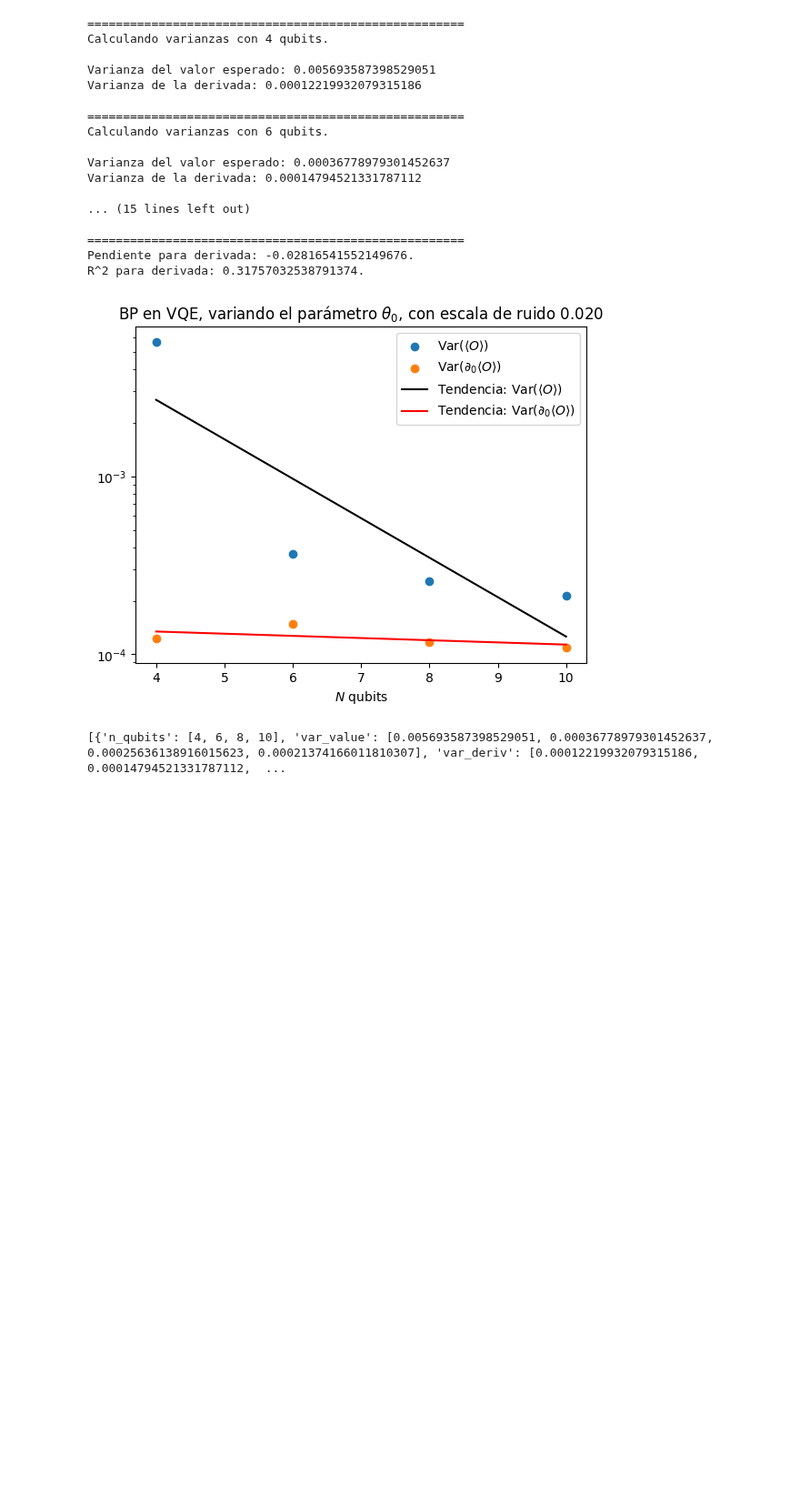
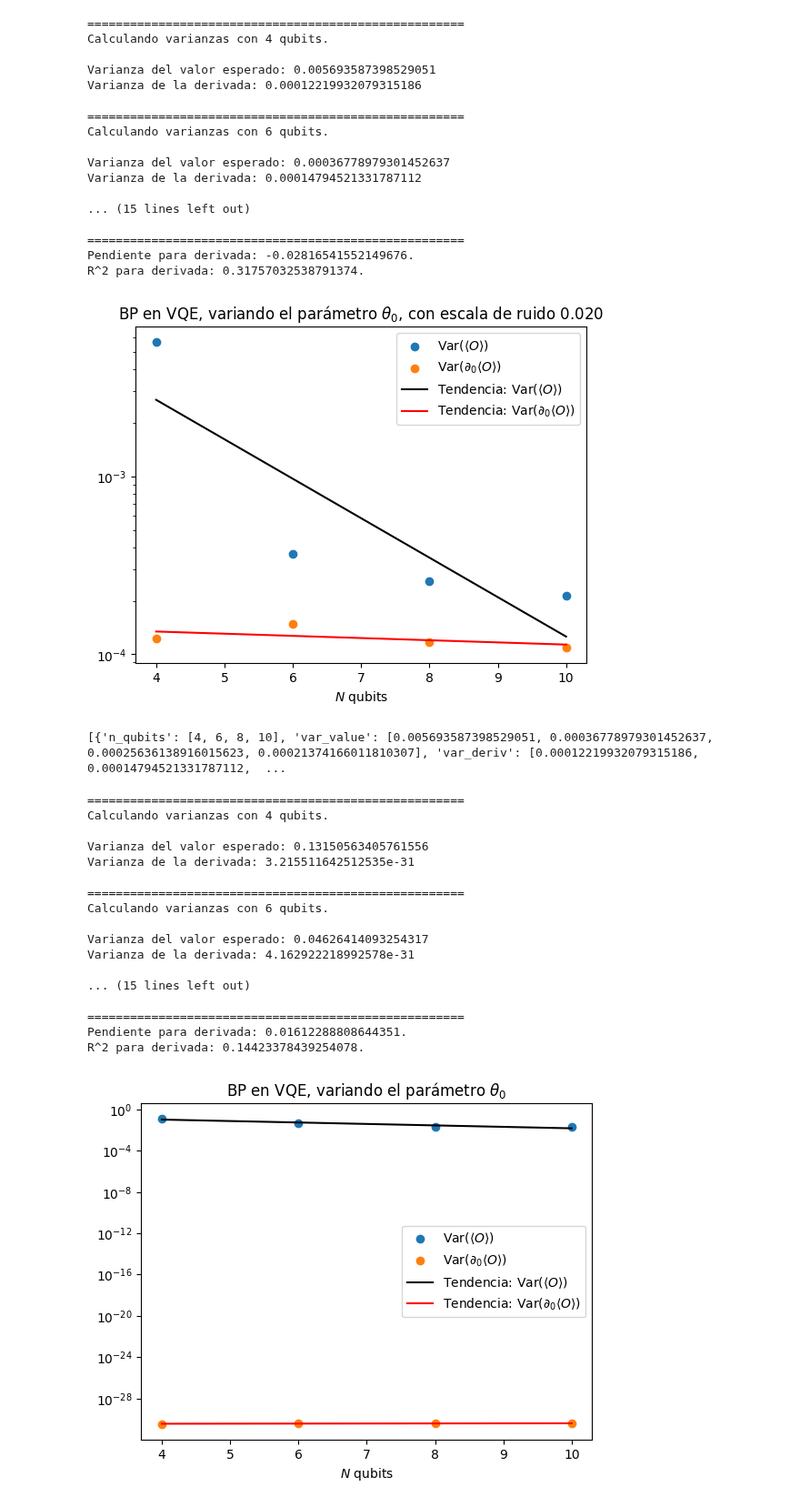
Before and after one commit to JLSM02/QML-Avoiding-BP, a Jupyter notebook: notebooks/VQE/H_strings (UCCSD)/noisyBP_UCCSD.ipynb, the cells around one changed output. Shown at 91% size. Saved outputs shown, nothing was run; the diff lists cells and outputs as text; code cells hidden in the pictures; blank space fills up the shorter version.

```diff
--- a/notebooks/VQE/H_strings (UCCSD)/noisyBP_UCCSD.ipynb
+++ b/notebooks/VQE/H_strings (UCCSD)/noisyBP_UCCSD.ipynb
@@ -173,3 +126,79 @@ R^2 para derivada: 0.31757032538791374.
 print(data_noise)
 # %% [output]
 [{'n_qubits': [4, 6, 8, 10], 'var_value': [0.005693587398529051, 0.00036778979301452637, 0.00025636138916015623, 0.00021374166011810307], 'var_deriv': [0.00012219932079315186, 0.00014794521331787112,  ...
+# %%
+with open(f"data/hamiltonian_H2_0.700.pkl", "rb") as f:
+    obs_qubit = pickle.load(f)
+
+def build_k_UCCSD_ansatz(num_qubits, k=5, mapper=JordanWignerMapper()):
+    num_spatial_orbitals = num_qubits // 2
+    n_alpha = n_beta = 1
+    num_particles = (n_alpha, n_beta)
+
+    # Estado inicial Hartree-Fock
+    hf = HartreeFock(
+        num_spatial_orbitals=num_spatial_orbitals,
+        num_particles=num_particles,
+        qubit_mapper=mapper
+    )
+
+    # Creamos un UCCSD para extraer el número de parámetros
+    uccsd_template = UCCSD(
+        num_spatial_orbitals=num_spatial_orbitals,
+        num_particles=num_particles,
+        qubit_mapper=mapper,
+        initial_state=None
+    )
+
+    # Forzamos construcción del circuito
+    _ = uccsd_template.decompose()  # <--- esto construye internamente los operadores y parámetros
+
+    # Obtenemos el número de parámetros
+    num_params = len(uccsd_template.parameters)
+
+    # Inicializamos circuito completo
+    full_ansatz = QuantumCircuit(num_qubits)
+    full_ansatz.compose(hf, inplace=True)
+
+    all_parameters = []
+
+    # Añadimos k capas de UCCSD
+    for i in range(k):
+        theta = ParameterVector(f'theta_{i}', num_params)
+        all_parameters.extend(theta)
+
+        ucc_i = UCCSD(
+            num_spatial_orbitals=num_spatial_orbitals,
+            num_particles=num_particles,
+            qubit_mapper=mapper,
+            initial_state=None
+        )
+        _ = ucc_i.decompose()  # <- de nuevo, forzamos construcción para tener acceso a parameters
+        ucc_i = ucc_i.assign_parameters(dict(zip(ucc_i.parameters, theta)))
+
+        full_ansatz.compose(ucc_i, inplace=True)
+
+    return full_ansatz, full_ansatz.num_parameters
+
+
+data = []
+data.append(cf.variance_vs_nQubits(build_k_UCCSD_ansatz, 4, 10, obs_qubit, 0, 1000, True, True, True, True))
+# %% [output]
+=====================================================
+Calculando varianzas con 4 qubits.
+
+Varianza del valor esperado: 0.13150563405761556
+Varianza de la derivada: 3.215511642512535e-31
+
+=====================================================
+Calculando varianzas con 6 qubits.
+
+Varianza del valor esperado: 0.04626414093254317
+Varianza de la derivada: 4.162922218992578e-31
+
+... (15 lines left out)
+
+=====================================================
+Pendiente para derivada: 0.01612288808644351.
+R^2 para derivada: 0.14423378439254078.
+[figure, added]
```
Also changed, not shown: parts of 3 cells of this notebook, 2 other files.
